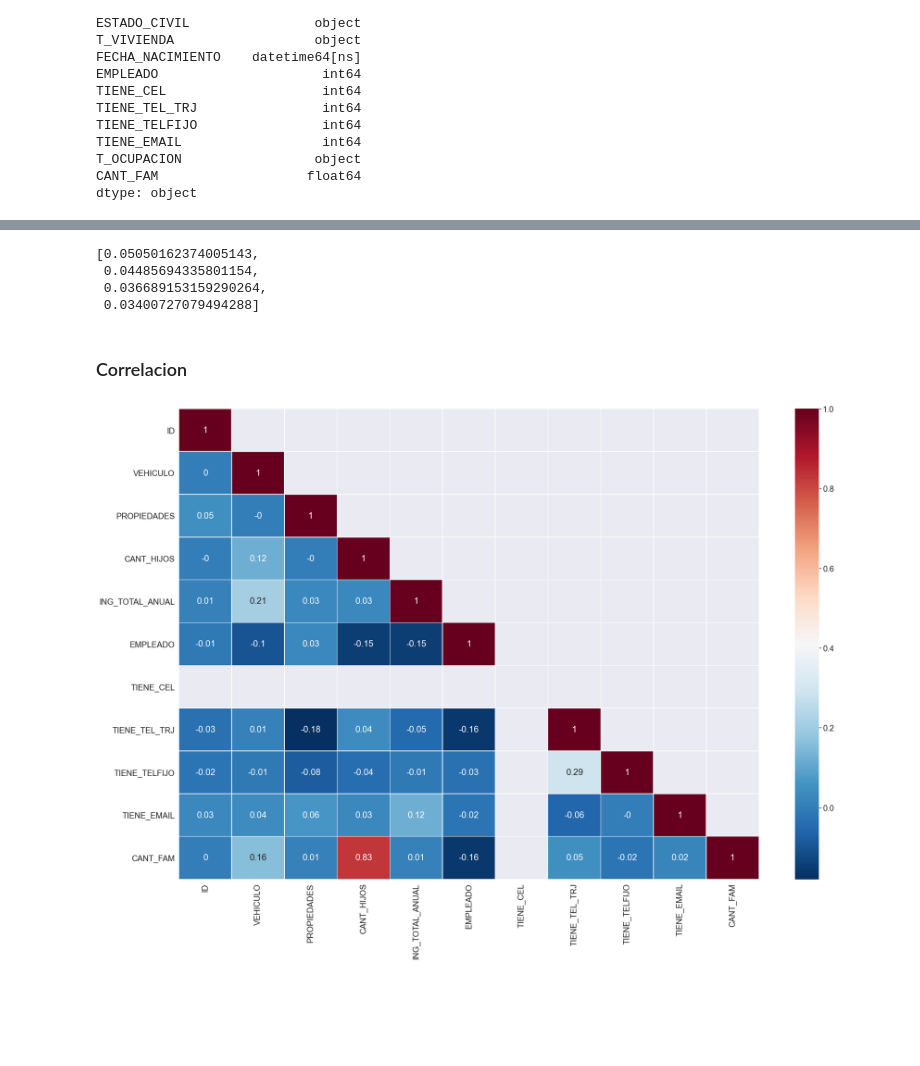
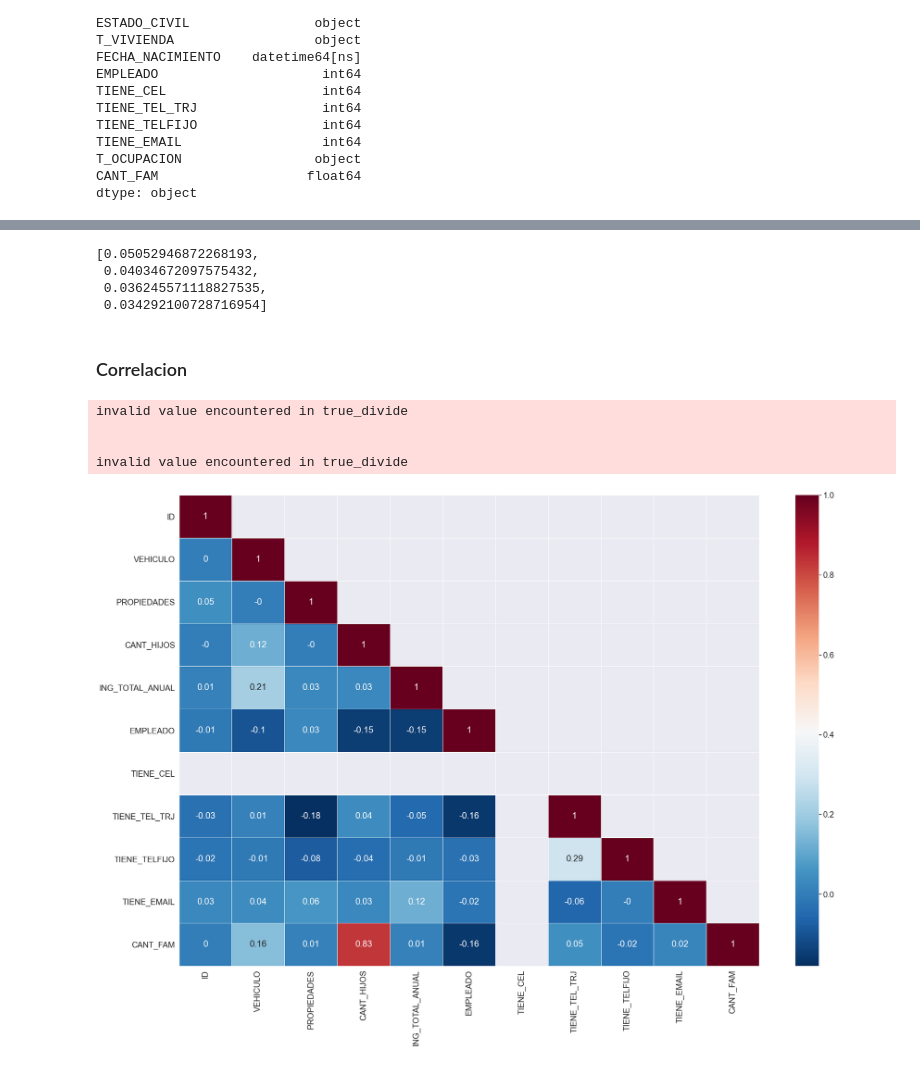
Before and after one commit to Brayanpaezperez/Trabajos_2_semestre, a Jupyter notebook: Exploracion.ipynb, the cells around one changed output, grey strips where cells are left out. Saved outputs shown, nothing was run; the diff lists cells and outputs as text; code cells hidden in the pictures; blank space fills up the shorter version.

```diff
--- a/Exploracion.ipynb
+++ b/Exploracion.ipynb
@@ -13,9 +12,10 @@ from datetime import timedelta
 # %% [markdown]
 ### Lectura dela base de datos
 # %%
-url='application_record.csv'
+url_carpeta='C:/Users/Bluetab/Documents/Universidad/Archivos 2doSemestre/Visualizacion/'
+url=url_carpeta+'application_record.csv'
 df = pd.read_csv(url)
-df1= pd.read_csv('credit_record.csv')
+df1= pd.read_csv(url_carpeta+'credit_record.csv')
 # %%
 df
 # %% [output]
@@ -182,10 +226,10 @@ ax = mca.plot_coordinates(
 # %%
 mca.explained_inertia_
 # %% [output]
-[0.05050162374005143,
- 0.04485694335801154,
- 0.036689153159290264,
- 0.03400727079494288]
+[0.05052946872268193,
+ 0.04034672097575432,
+ 0.036245571118827535,
+ 0.034292100728716954]
 # %% [markdown]
 ### Correlacion
 # %%
@@ -215,7 +259,12 @@ def correlacion_spearman(datos,anotacion,ancho=20,alto=15):
                 annot=anotacion,
                 linewidth=0.5,
                 mask=mask)
+    return fig
 # %%
-correlacion_spearman(df,True,30,20)
+a=correlacion_spearman(df,True,30,20)
 # %% [output]
+invalid value encountered in true_divide
+
+
+invalid value encountered in true_divide
-[figure, old version]
+[figure, new version]
```
Also changed, not shown: parts of 11 cells of this notebook, 1 other file.
